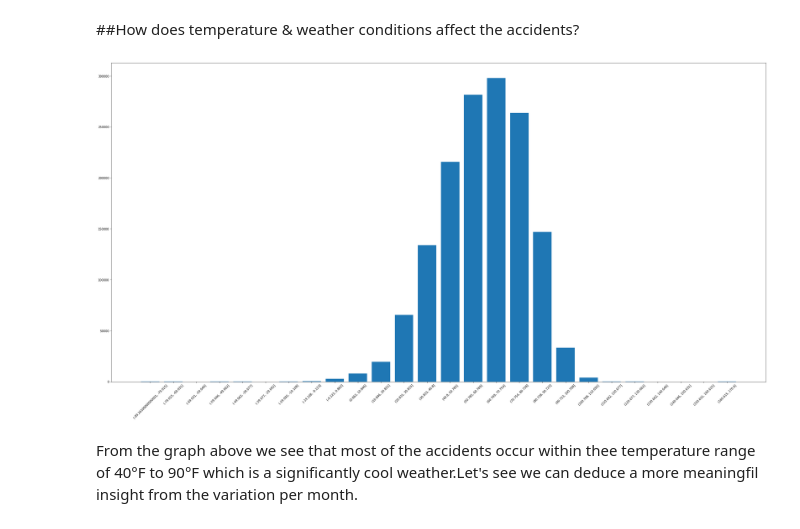
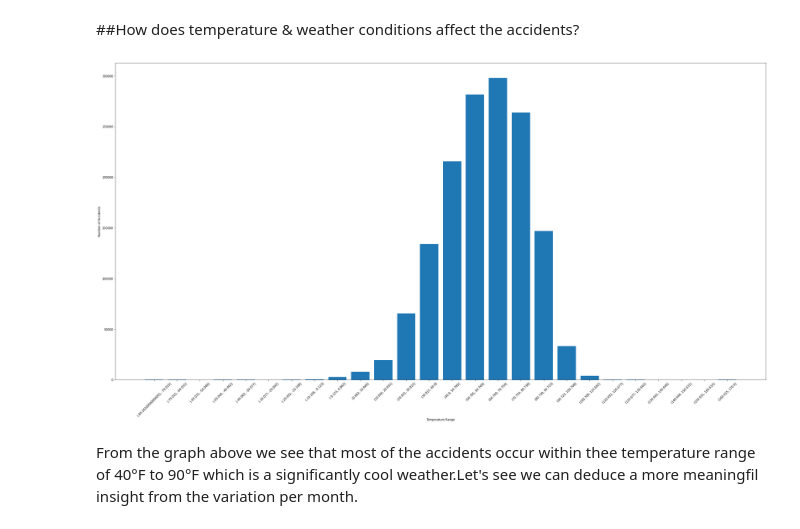
Before and after one commit to fadedstarboy/USA-Accidents-Analysis, a Jupyter notebook: US_Accidents.ipynb, the cells around one changed output. Cells and saved outputs as stored; diff of their text form; code cells hidden in the pictures.

```diff
--- a/US_Accidents.ipynb
+++ b/US_Accidents.ipynb
@@ -200,13 +207,15 @@ temp=df.Temperature.value_counts(bins=26,sort=False)
 # %%
 temp_df = pd.DataFrame(temp)
 temp_df=temp_df.reset_index()
 temp_dff=temp_df.rename(columns={'index':'Temp_Range','Temperature':'Accidents'})
 plt.figure(figsize = (40, 20))
 plt.xticks(rotation =45 )
+plt.xlabel('Temperature Range')
+plt.ylabel('Number of Accidents')
 plt.bar(temp_dff.Temp_Range.astype(str),height=temp_dff.Accidents)
 plt.show()
 # %% [output]
-[figure, old version]
+[figure, new version]
 # %% [markdown]
 From the graph above we see that most of the accidents occur within thee temperature range of 40°F to 90°F which is a significantly cool weather.Let's see we can deduce a more meaningfil insight from the variation per month.
 # %%
```
Also changed, not shown: parts of 5 cells of this notebook.
